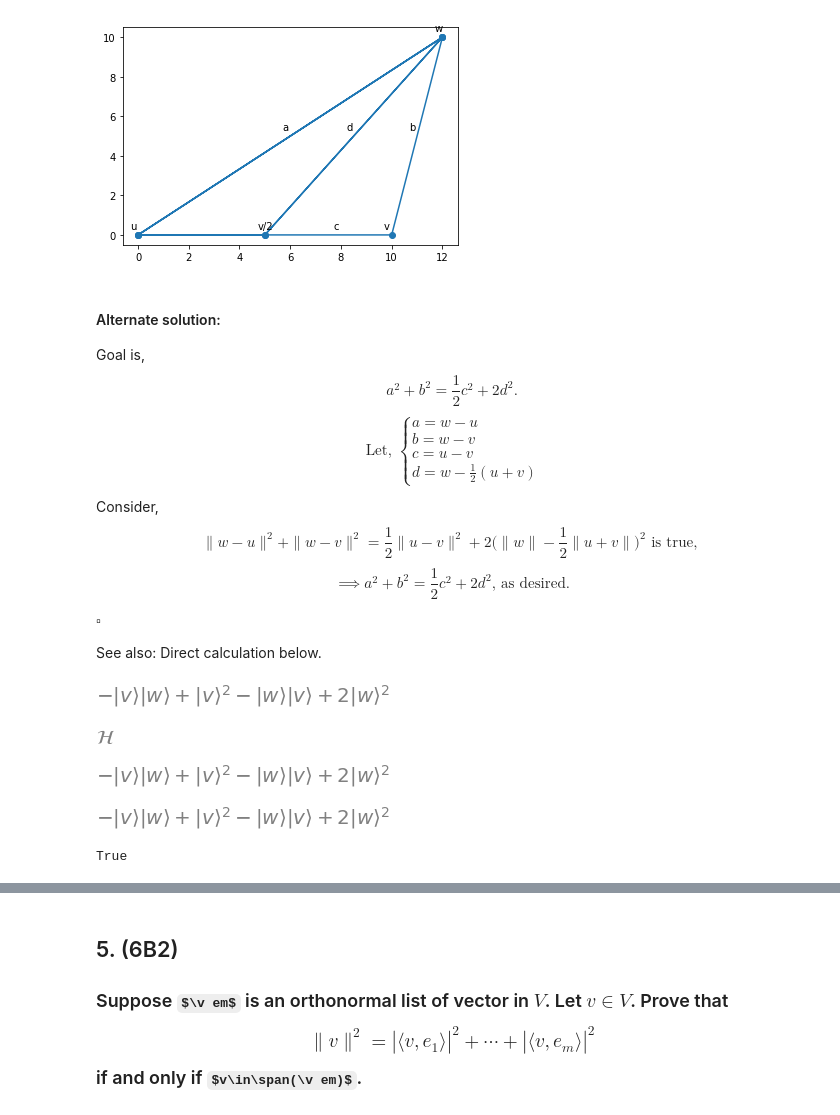
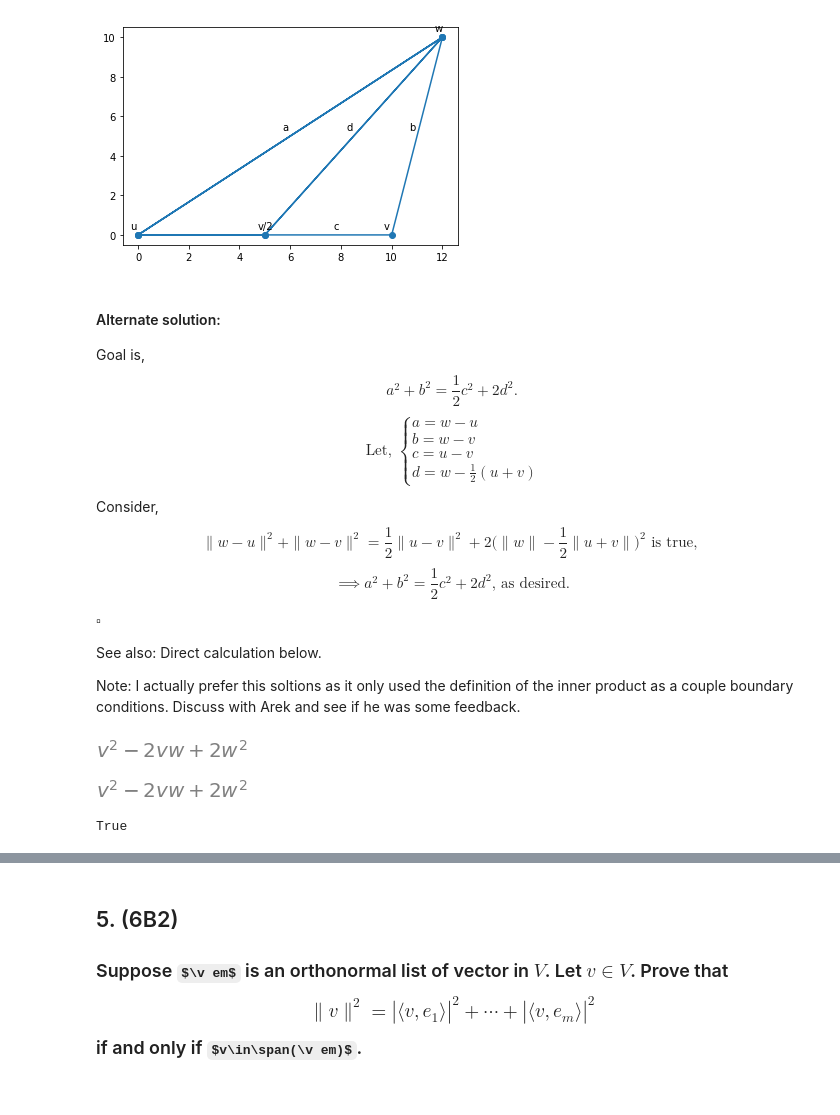
Before and after one commit to fractalclockwork/Math725, a Jupyter notebook: HW/Math725_HW6.ipynb, the cells around one changed output, grey strips where cells are left out. Cells and saved outputs as stored; diff of their text form; code cells hidden in the pictures; some formulas as TeX source.

```diff
--- a/HW/Math725_HW6.ipynb
+++ b/HW/Math725_HW6.ipynb
@@ -311,29 +287,25 @@ $$\implies a^2 + b^2 = \frac{1}{2}c^2+2d^2 \text{, as desired.}$$
 $\square$
 
 See also: Direct calculation below.
+
+Note: I actually prefer this soltions as it only used the definition of the inner product as a couple boundary conditions.  Discuss with Arek and see if he was some feedback.
 # %%
 # direct calculation for alternate proof
-u=Ket('u')
-v=Ket('v')
-w=Ket('w')
+u,v,w = sym.symbols('u v w')
 
 u=0 # simplify our coordinates by creating boundary condition, ask about my terminalogy
 a=w-u
 b=w-v
 c=u-v
-d=w-(u+v)/2
+d=w-(u+v)/2 # other boundary condition
 # %%
-qapply((u-v)**2/2+2*(w-(u+v)/2)**2)
+display(sym.expand((u-v)**2/2+2*(w-(u+v)/2)**2))
 # %% [output]
-[figure, old version]
+[figure, new version]
 # %%
 # now plug and chug on the given formula
-display(w.hilbert_space)
-display(qapply(a**2+b**2))
-display(qapply(c**2/2 + 2*d**2))
-display(qapply(a**2+b**2) == qapply(c**2/2 + 2*d**2))
+display(sym.expand(a**2+b**2))
+sym.expand(a**2+b**2)==sym.expand(c**2/2 + 2*d**2)
 # %% [output]
-[figure, old version]
+[figure, new version]
-[figure, removed]
-[figure, removed]
 True
```
Also changed, not shown: parts of 9 cells of this notebook.
